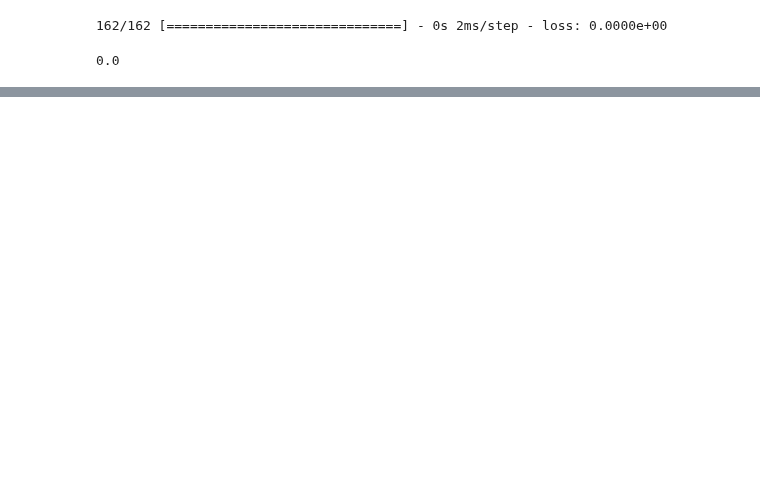
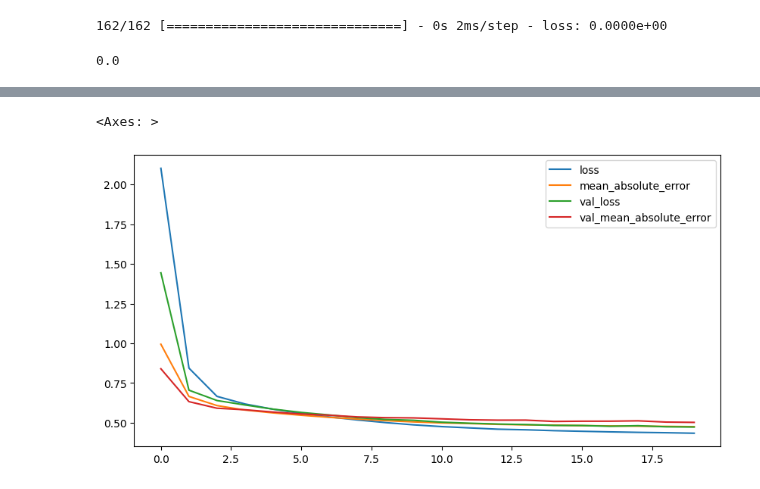
Before and after one commit to kaladabrio2020/livro-aprendizado-de-maquina-sklearn-keras-tf, a Jupyter notebook: Parte II-Redes Neurais e Aprendizado Profundo/Capítulo 10 - Introdução ás Redes Neurais Artificiais com a Bibliotecas Keras/Modelos.ipynb, the cells around one changed output, grey strips where cells are left out. Saved outputs shown, nothing was run; the diff lists cells and outputs as text; code cells hidden in the pictures; blank space fills up the shorter version.

```diff
--- a/Parte II-Redes Neurais e Aprendizado Profundo/Capítulo 10 - Introdução ás Redes Neurais Artificiais com a Bibliotecas Keras/Modelos.ipynb
+++ b/Parte II-Redes Neurais e Aprendizado Profundo/Capítulo 10 - Introdução ás Redes Neurais Artificiais com a Bibliotecas Keras/Modelos.ipynb
@@ -89,0 +95,18 @@ mean_absolute_error(ytestF,predict), mean_squared_error(ytestF, predict), r2_sco
+# %%
+xtrainA, xtrainB = xtrain[:,:5], xtrain[:,2:]
+xvalidA, xvalidB = xvalid[:,:5], xvalid[:,2:]
+
+xtestA, xtestB = xtestF[:,:5], xtestF[:,2:]
+# %%
+input_A = keras.layers.Input(shape=xtrainA.shape[1:], name='wideInput')
+input_B = keras.layers.Input(shape=xtrainB.shape[1:], name='deepInput')
+
+oculta1 = keras.layers.Dense(30, activation='relu', name='Camada_oculta1')(input_B)
+oculta2 = keras.layers.Dense(30, activation='relu', name='Camada_oculta2')(oculta1)
+
+concat = keras.layers.Concatenate(name='concat')([input_A,oculta2])
+
+output = keras.layers.Dense(1, name='saida')(concat)
+
+model = keras.Model(inputs=[input_A,input_B], outputs=[output])
+model.summary()
@@ -89,0 +131,7 @@ mean_absolute_error(ytestF,predict), mean_squared_error(ytestF, predict), r2_sco
+# %%
+model.compile(
+    optimizer = keras.optimizers.SGD(learning_rate=1e-3),
+    loss      = keras.losses.mean_squared_error,
+    metrics   = [keras.metrics.mean_absolute_error]
+    )
+history =  model.fit((xtrainA, xtrainB) , ytrain, epochs=20, validation_data=((xvalidA,xvalidB),yvalid))
@@ -89,0 +156,5 @@ mean_absolute_error(ytestF,predict), mean_squared_error(ytestF, predict), r2_sco
+# %%
+pd.DataFrame(history.history).plot(figsize=(10,5))
+# %% [output]
+<Axes: >
+[figure, added]
```
Also changed, not shown: parts of 13 cells of this notebook, 2 other files.
